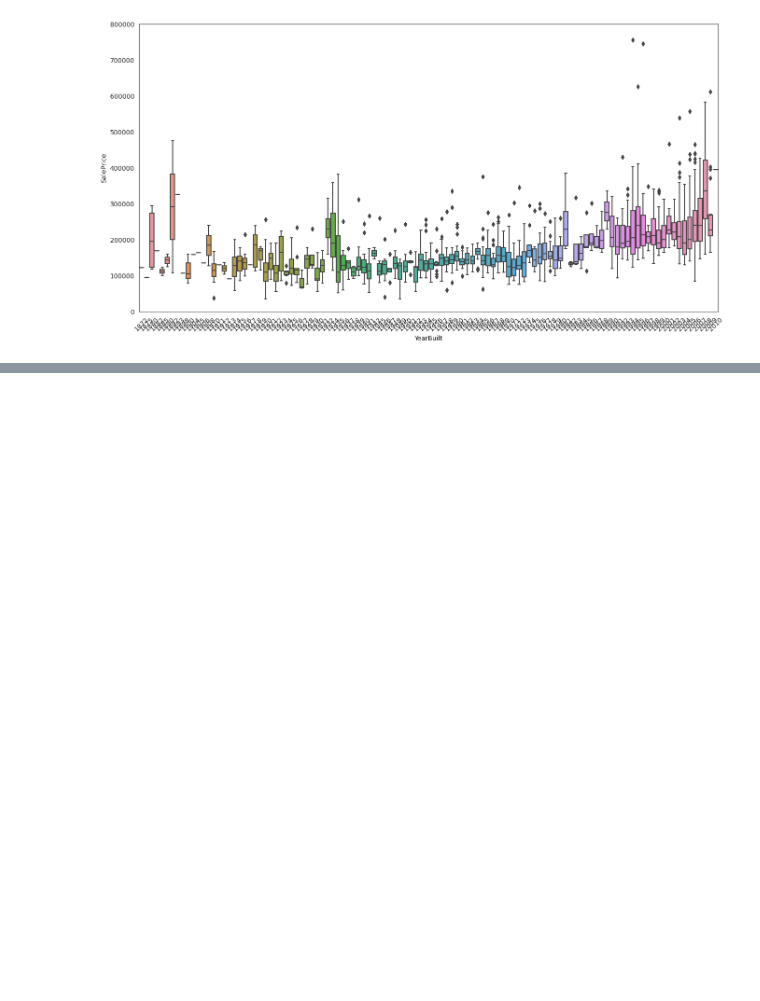
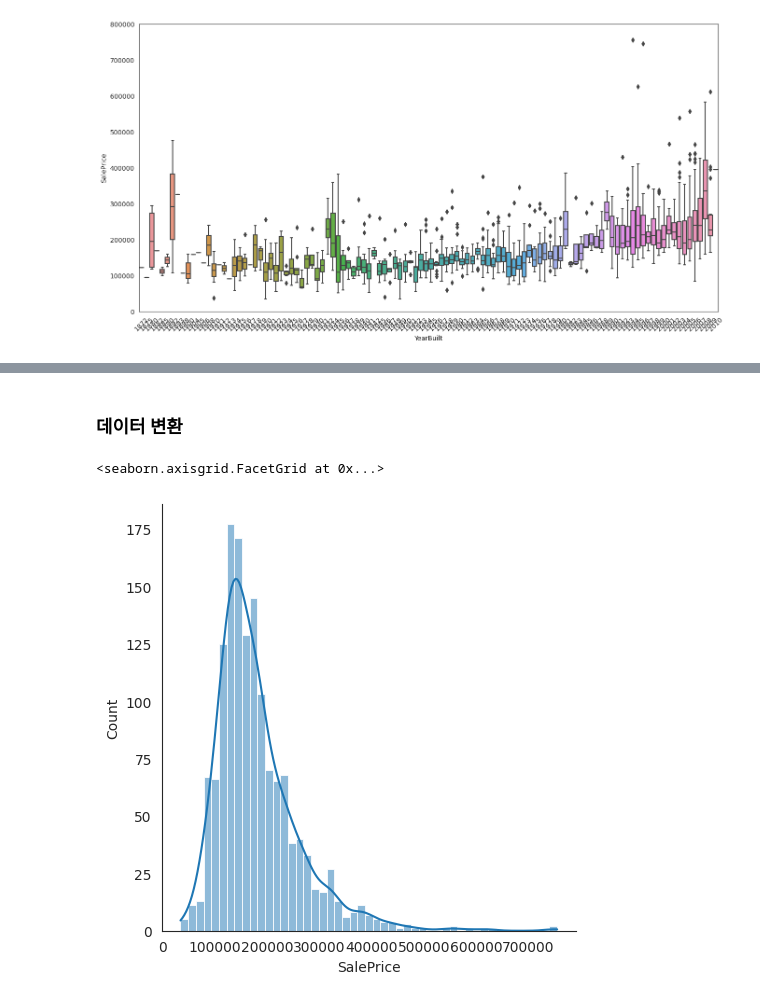
Before and after one commit to iop2000win/Data_Project, a Jupyter notebook: Code_Review_04.ipynb, the cells around one changed output, grey strips where cells are left out. Cells and saved outputs as stored; diff of their text form; code cells hidden in the pictures; blank space fills up the shorter version.

```diff
--- a/Code_Review_04.ipynb
+++ b/Code_Review_04.ipynb
@@ -159,0 +171,18 @@ data.plot.scatter(x = 'TotalBsmtSF',
+# %%
+print(f'''
+    Before Dropping ID
+    train_df.shape = {train_df.shape}
+    test_df.shape = {test_df.shape}
+''')
+
+train_ID = train_df['Id']
+test_ID = test_df['Id']
+
+train_df.drop(columns = ['Id'], inplace = True)
+test_df.drop(columns = ['Id'], inplace = True)
+
+print(f'''
+    After Dropping ID
+    train_df.shape = {train_df.shape}
+    test_df.shape = {test_df.shape}
+''')
@@ -159,0 +205,6 @@ data.plot.scatter(x = 'TotalBsmtSF',
+# %% [markdown]
+### 데이터 변환
+# %%
+# Label 값이 되는 SalePrice의 분포를 확인해보자
+
+sns.set_style('white')
@@ -159,0 +214,5 @@ data.plot.scatter(x = 'TotalBsmtSF',
+# %%
+sns.displot(train_df['SalePrice'], kde = True) # kde (Kernel Density Estimation 커널 밀도 추정)
+# %% [output]
+<seaborn.axisgrid.FacetGrid at 0x...>
+[figure, added]
```
Also changed, not shown: parts of 45 cells of this notebook.
